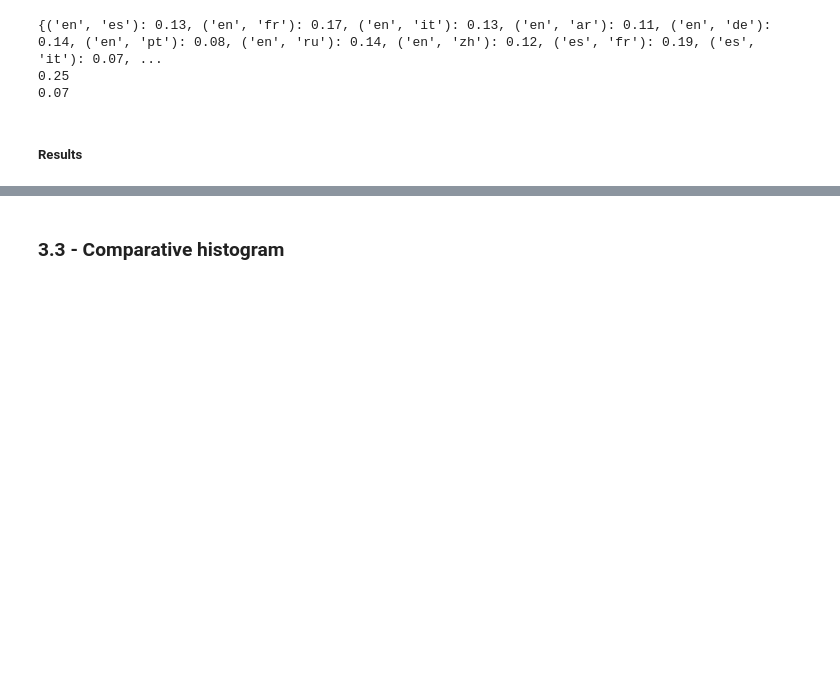
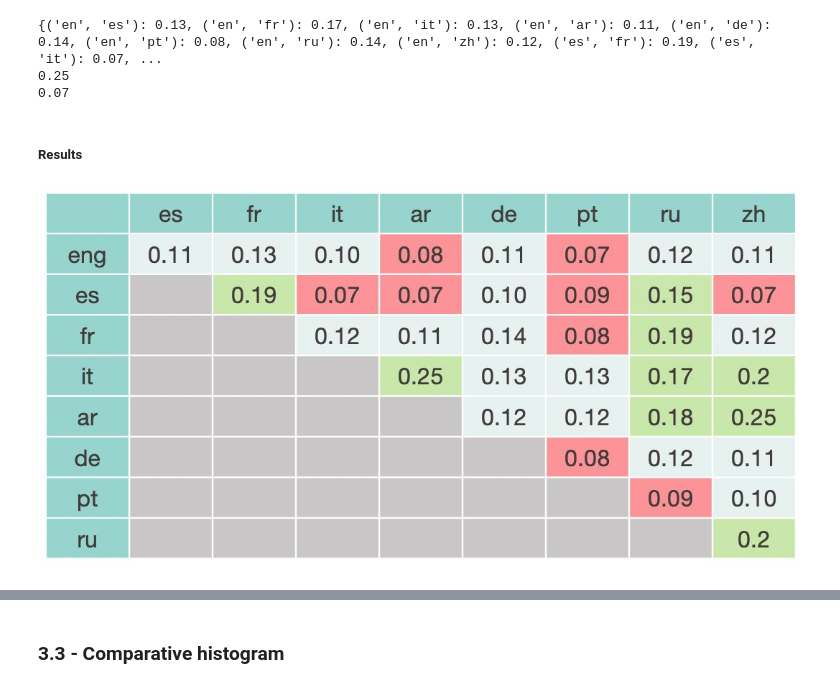
Before and after one commit to epfl-ada/ada-2023-project-thedogues1815, a Jupyter notebook: Part III-Multilingual analysis of COVID-19 misinformation.ipynb, the cells around one changed output, grey strips where cells are left out. Saved outputs shown, nothing was run; the diff lists cells and outputs as text; code cells hidden in the pictures; blank space fills up the shorter version.

```diff
--- a/Part III-Multilingual analysis of COVID-19 misinformation.ipynb
+++ b/Part III-Multilingual analysis of COVID-19 misinformation.ipynb
@@ -297,4 +303,9 @@ print(min(jaccard_similarity_dict.values()))
 0.07
 # %% [markdown]
 ##### Results
+# %%
+image_path = "Results\PART_3\local_plots_\Jaccard_table.jpg"
+Image(filename=image_path)
+# %% [output]
+[figure, added]
 # %% [markdown]
```
Also changed, not shown: parts of 6 cells of this notebook.
